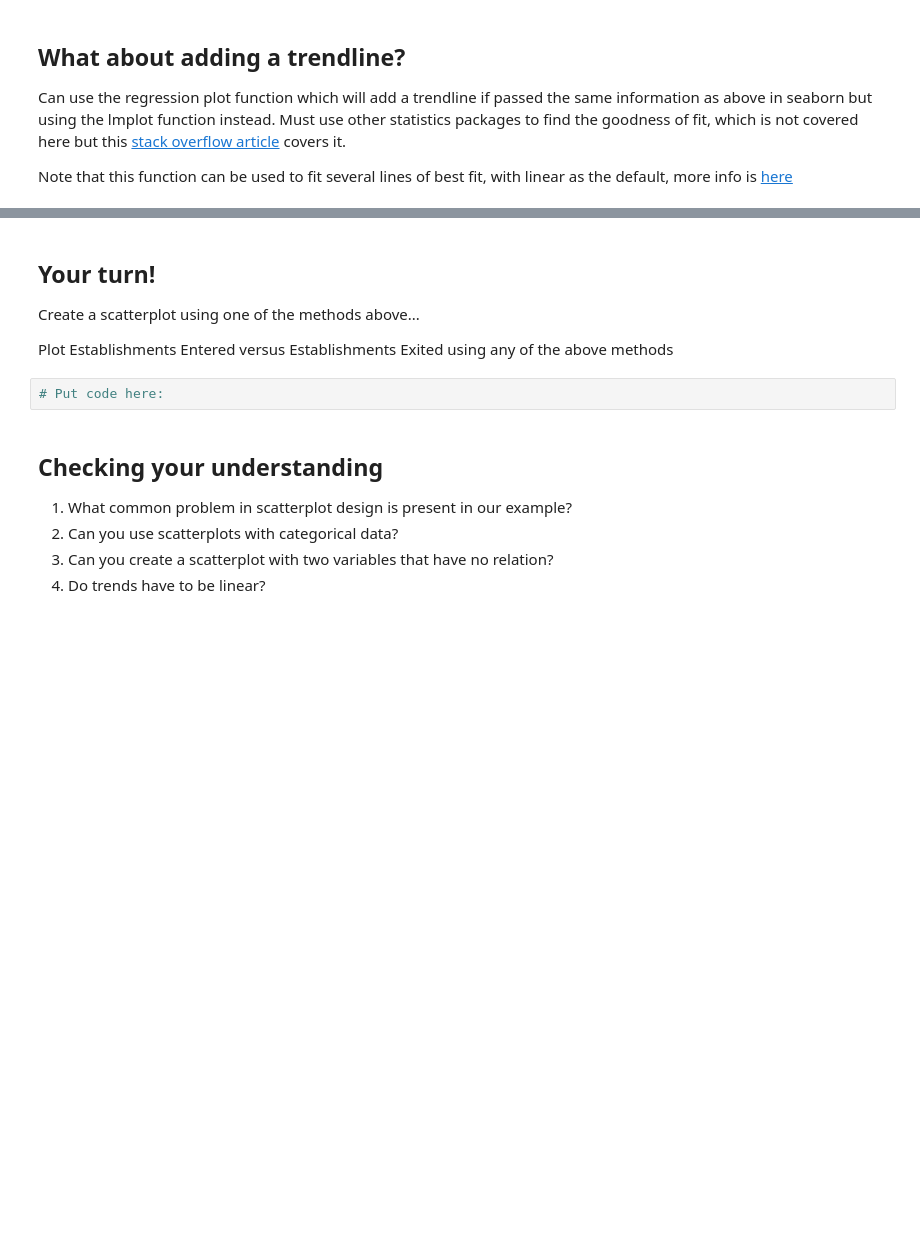
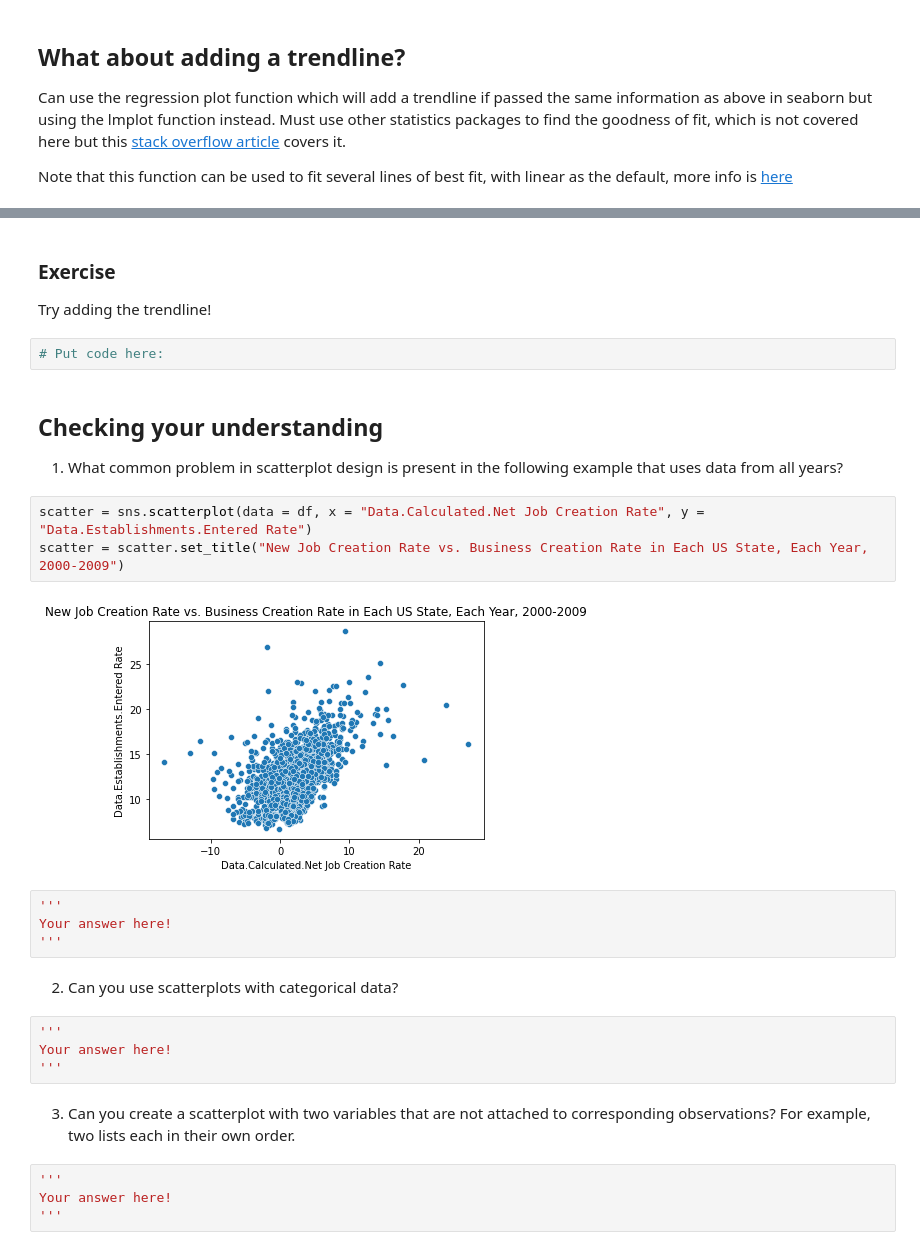
Before and after one commit to meganenglert/CISC367-Visualizations, a Jupyter notebook: scatterplots.ipynb, the cells around one changed output, grey strips where cells are left out. Cells and saved outputs as stored; diff of their text form; blank space fills up the shorter version.

```diff
--- a/scatterplots.ipynb
+++ b/scatterplots.ipynb
@@ -79,15 +121,30 @@ sns.lmplot(data = df, y = "Data.Calculated.Net Job Creation Rate", x = "Data.Est
-# %% [markdown]
-## Your turn!
-
-Create a scatterplot using one of the methods above...
-
-Plot Establishments Entered versus Establishments Exited using any of the above methods
+# %% [markdown]
+### Exercise
+Try adding the trendline!
 # %%
 # Put code here:
 # %% [markdown]
 ## Checking your understanding
 
-1. What common problem in scatterplot design is present in our example?
-2. Can you use scatterplots with categorical data?
-3. Can you create a scatterplot with two variables that have no relation?
-4. Do trends have to be linear?
+1. What common problem in scatterplot design is present in the following example that uses data from all years?
+# %%
+scatter = sns.scatterplot(data = df, x = "Data.Calculated.Net Job Creation Rate", y = "Data.Establishments.Entered Rate")
+scatter = scatter.set_title("New Job Creation Rate vs. Business Creation Rate in Each US State, Each Year, 2000-2009")
+# %% [output]
+[figure, added]
+# %%
+'''
+Your answer here!
+'''
+# %% [markdown]
+2. Can you use scatterplots with categorical data?
+# %%
+'''
+Your answer here!
+'''
+# %% [markdown]
+3. Can you create a scatterplot with two variables that are not attached to corresponding observations? For example, two lists each in their own order.
+# %%
+'''
+Your answer here!
+'''
```
Also changed, not shown: parts of 14 cells of this notebook, 1 other file.
